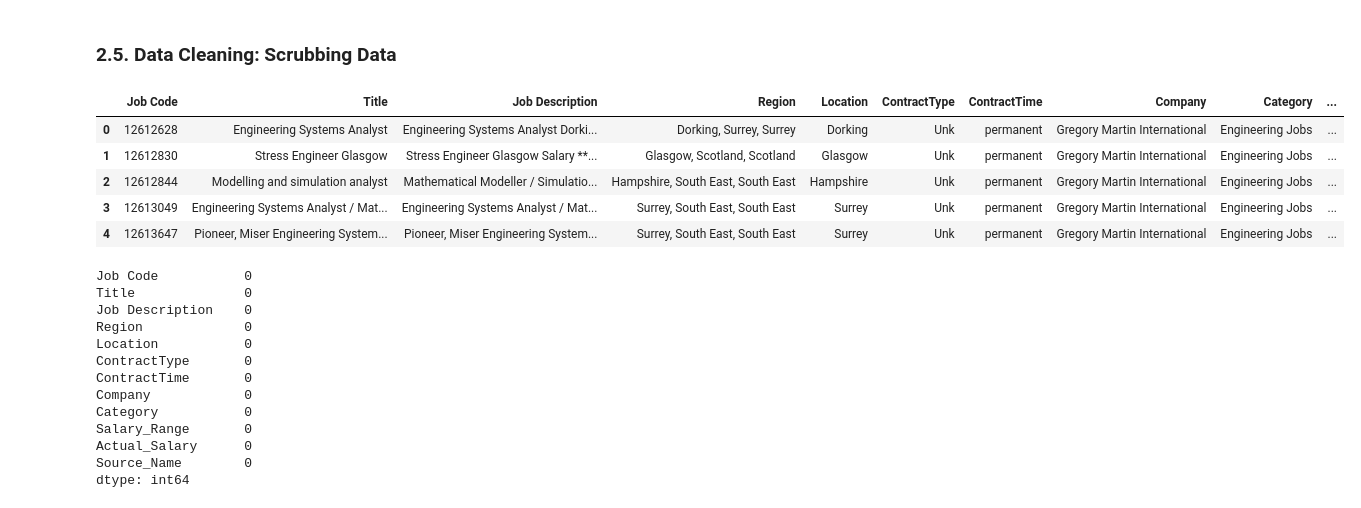
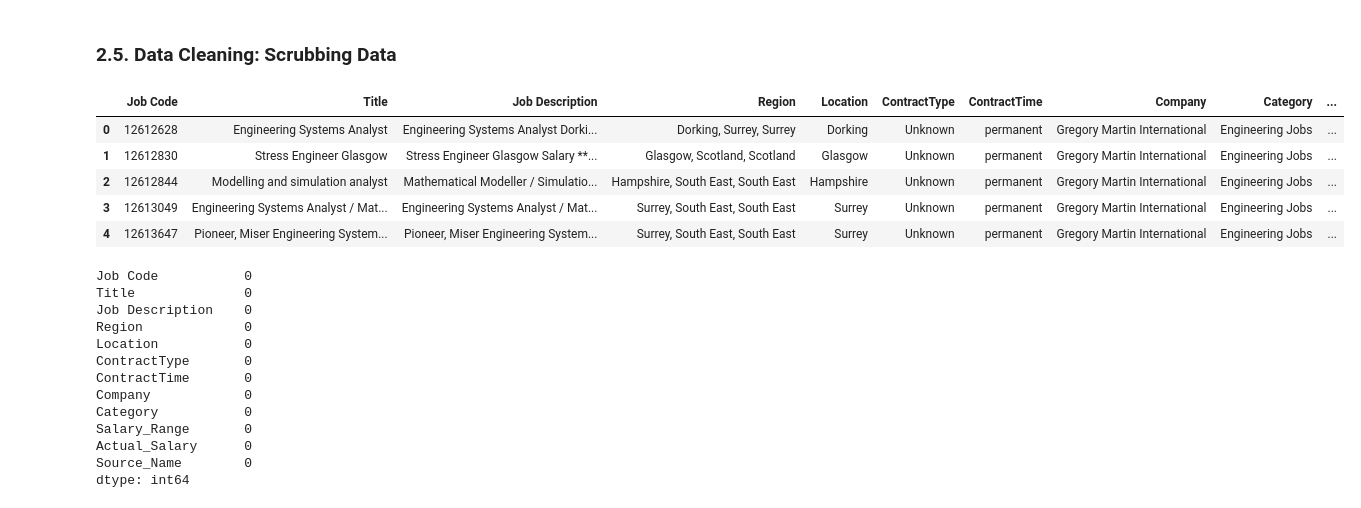
Before and after one commit to kxnarcisse/Portfolio, a Jupyter notebook: Git/Notebooks/Capstone-2/knarcisse_job_salary_wrangling_v1.ipynb, the cells around one changed output. Cells and saved outputs as stored; diff of their text form; code cells hidden in the pictures.

```diff
--- a/Git/Notebooks/Capstone-2/knarcisse_job_salary_wrangling_v1.ipynb
+++ b/Git/Notebooks/Capstone-2/knarcisse_job_salary_wrangling_v1.ipynb
@@ -390,21 +390,21 @@ def Scrub_Data(data, columns, axis, vals, names):
     return data
 # %%
 #fill missing data for "ContractType", "ContractTime", "Company" with Unknown
-train_data = train_data.fillna("Unk")
+train_data = train_data.fillna("Unknown")
 
 
 #rename the columns
 names = ["Job Code", "Title", "Job Description", "Region", "Location", "ContractType", "ContractTime", "Company", "Category", "Salary_Range", "Actual_Salary","Source_Name"]
 train_data.columns = names
 # %%
-Train_data.head()
+train_data.head()
 # %% [output]
 |  | Job Code | Title | Job Description | Region | Location | ContractType | ContractTime | Company | Category | ... |
-| 0 | 12612628 | Engineering Systems Analyst | Engineering Systems Analyst Dorki... | Dorking, Surrey, Surrey | Dorking | Unk | permanent | Gregory Martin International | Engineering Jobs | ... |
-| 1 | 12612830 | Stress Engineer Glasgow | Stress Engineer Glasgow Salary **... | Glasgow, Scotland, Scotland | Glasgow | Unk | permanent | Gregory Martin International | Engineering Jobs | ... |
-| 2 | 12612844 | Modelling and simulation analyst | Mathematical Modeller / Simulatio... | Hampshire, South East, South East | Hampshire | Unk | permanent | Gregory Martin International | Engineering Jobs | ... |
-| 3 | 12613049 | Engineering Systems Analyst / Mat... | Engineering Systems Analyst / Mat... | Surrey, South East, South East | Surrey | Unk | permanent | Gregory Martin International | Engineering Jobs | ... |
-| 4 | 12613647 | Pioneer, Miser Engineering System... | Pioneer, Miser Engineering System... | Surrey, South East, South East | Surrey | Unk | permanent | Gregory Martin International | Engineering Jobs | ... |
+| 0 | 12612628 | Engineering Systems Analyst | Engineering Systems Analyst Dorki... | Dorking, Surrey, Surrey | Dorking | Unknown | permanent | Gregory Martin International | Engineering Jobs | ... |
+| 1 | 12612830 | Stress Engineer Glasgow | Stress Engineer Glasgow Salary **... | Glasgow, Scotland, Scotland | Glasgow | Unknown | permanent | Gregory Martin International | Engineering Jobs | ... |
+| 2 | 12612844 | Modelling and simulation analyst | Mathematical Modeller / Simulatio... | Hampshire, South East, South East | Hampshire | Unknown | permanent | Gregory Martin International | Engineering Jobs | ... |
+| 3 | 12613049 | Engineering Systems Analyst / Mat... | Engineering Systems Analyst / Mat... | Surrey, South East, South East | Surrey | Unknown | permanent | Gregory Martin International | Engineering Jobs | ... |
+| 4 | 12613647 | Pioneer, Miser Engineering System... | Pioneer, Miser Engineering System... | Surrey, South East, South East | Surrey | Unknown | permanent | Gregory Martin International | Engineering Jobs | ... |
 # %%
 train_data.isnull().sum()
 # %% [output]
```
Also changed, not shown: parts of 6 cells of this notebook.
